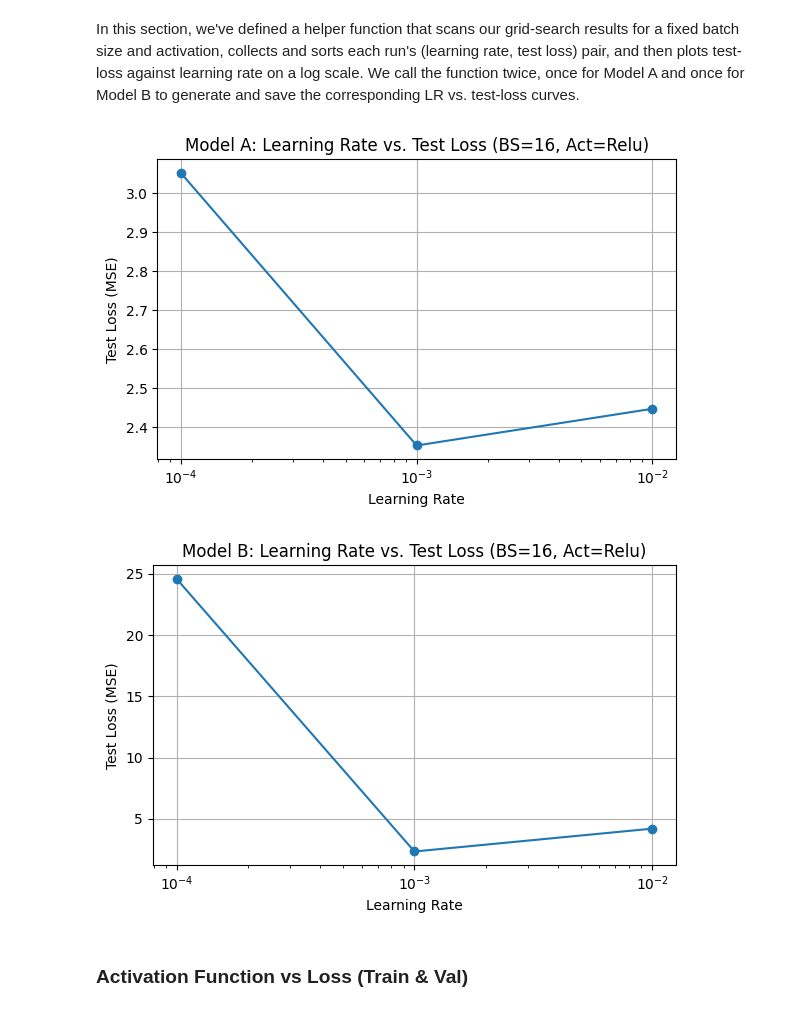
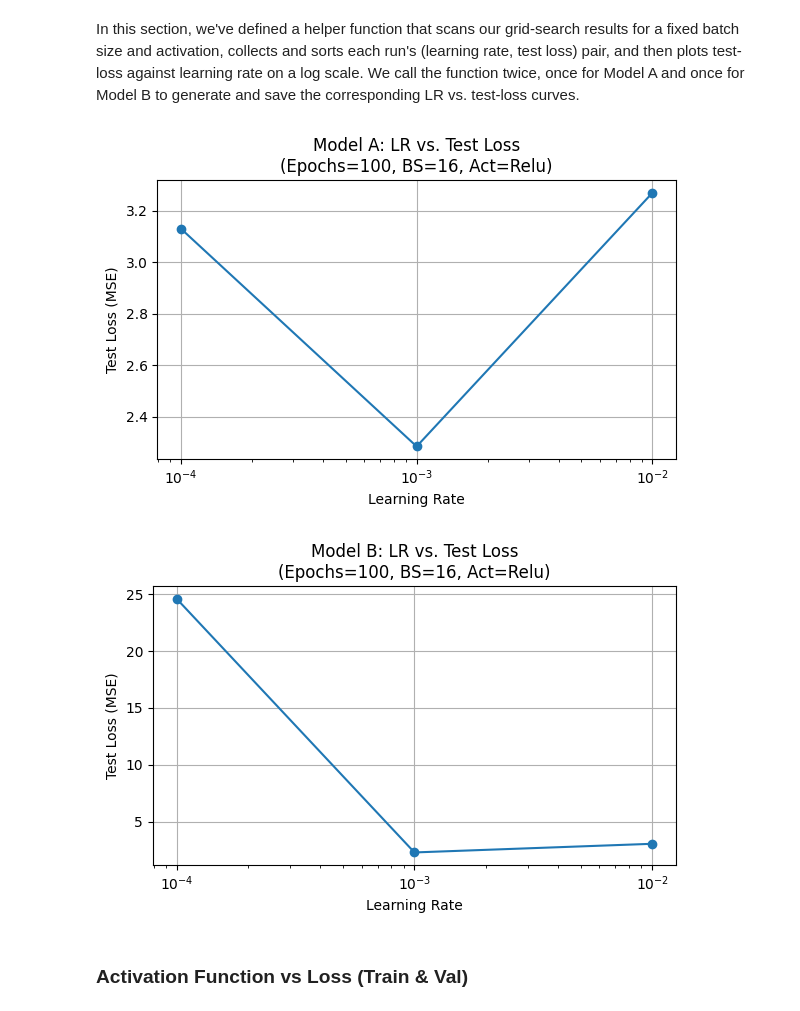
Before and after one commit to tonyzrl/ANN_Assignment, a Jupyter notebook: ANN_Notebook.ipynb, the cells around one changed output. Drawn from its saved outputs; the diff is of its cells as text; code cells hidden in the pictures.

```diff
--- a/ANN_Notebook.ipynb
+++ b/ANN_Notebook.ipynb
@@ -399,11 +398,11 @@ class NeuralNetwork:
             setattr(self, f'W{l}', W - self.learning_rate * dW)
             setattr(self, f'b{l}', b - self.learning_rate * db)
 
-    def compute_cost(self, Y_hat, Y):
+    def compute_cost(self, Y_true, Y_hat):
         """
-        Mean Squared Error: (1/m) * sum((Y_hat - Y)^2)
+        Mean Squared Error: (1/m) * sum((Y_true - Y_hat)^2)
         """
-        return np.mean((Y_hat - Y)**2)
+        return np.square(np.subtract(Y_true, Y_hat)).mean()
 # %% [markdown]
 ## 4. Training Loop & Hyperparameter Grid Search
 # %% [markdown]
@@ -542,33 +548,38 @@ plot_epoch_vs_loss(resultsB, 'Model B', out_file='modelB_Epoch_vs_Loss.png')
 In this section, we've defined a helper function that scans our grid-search results for a fixed batch size and activation, collects and sorts each run's (learning rate, test loss) pair, and then plots test-loss against learning rate on a log scale. We call the function twice, once for Model A and once for Model B to generate and save the corresponding LR vs. test-loss curves.
 # %%
 def plot_lr_vs_test_loss(runs, model_label, batch_size=16, activation='relu',
-                         out_file=None):
-    # collect and sort (lr, loss) pairs
+                         num_epochs=100, out_file=None):
+    # collect and sort (lr, loss) pairs for the specified hyper-params
     lr_loss = [
         (r['learning_rate'], r['test_loss'])
         for r in runs
-        if r['batch_size'] == batch_size and r['activation'] == activation
-    ]
+        if r['batch_size'] == batch_size
+        and r['activation'] == activation
+        and r['num_epochs'] == num_epochs]
+
     lrs, losses = zip(*sorted(lr_loss, key=lambda x: x[0]))
 
     plt.figure(figsize=(6,4))
     plt.plot(lrs, losses, marker='o')
     plt.xscale('log')
     plt.xlabel('Learning Rate')
     plt.ylabel('Test Loss (MSE)')
-    plt.title(f"{model_label}: Learning Rate vs. Test Loss "
-              f"(BS={batch_size}, Act={activation.capitalize()})")
+    plt.title(
+        f"{model_label}: LR vs. Test Loss\n"
+        f"(Epochs={num_epochs}, BS={batch_size}, Act={activation.capitalize()})"
+    )
     plt.grid(True)
     plt.tight_layout()
 
     if out_file:
         plt.savefig(out_file)
+    plt.show()
 
 plot_lr_vs_test_loss(resultsA, 'Model A', out_file='modelA_LR_vs_TestLoss.png')
 plot_lr_vs_test_loss(resultsB, 'Model B', out_file='modelB_LR_vs_TestLoss.png')
 # %% [output]
-[figure, old version]
+[figure, new version]
-[figure, old version]
+[figure, new version]
 # %% [markdown]
 ### Activation Function vs Loss (Train & Val)
 # %% [markdown]
```
Also changed, not shown: parts of 9 cells of this notebook.
